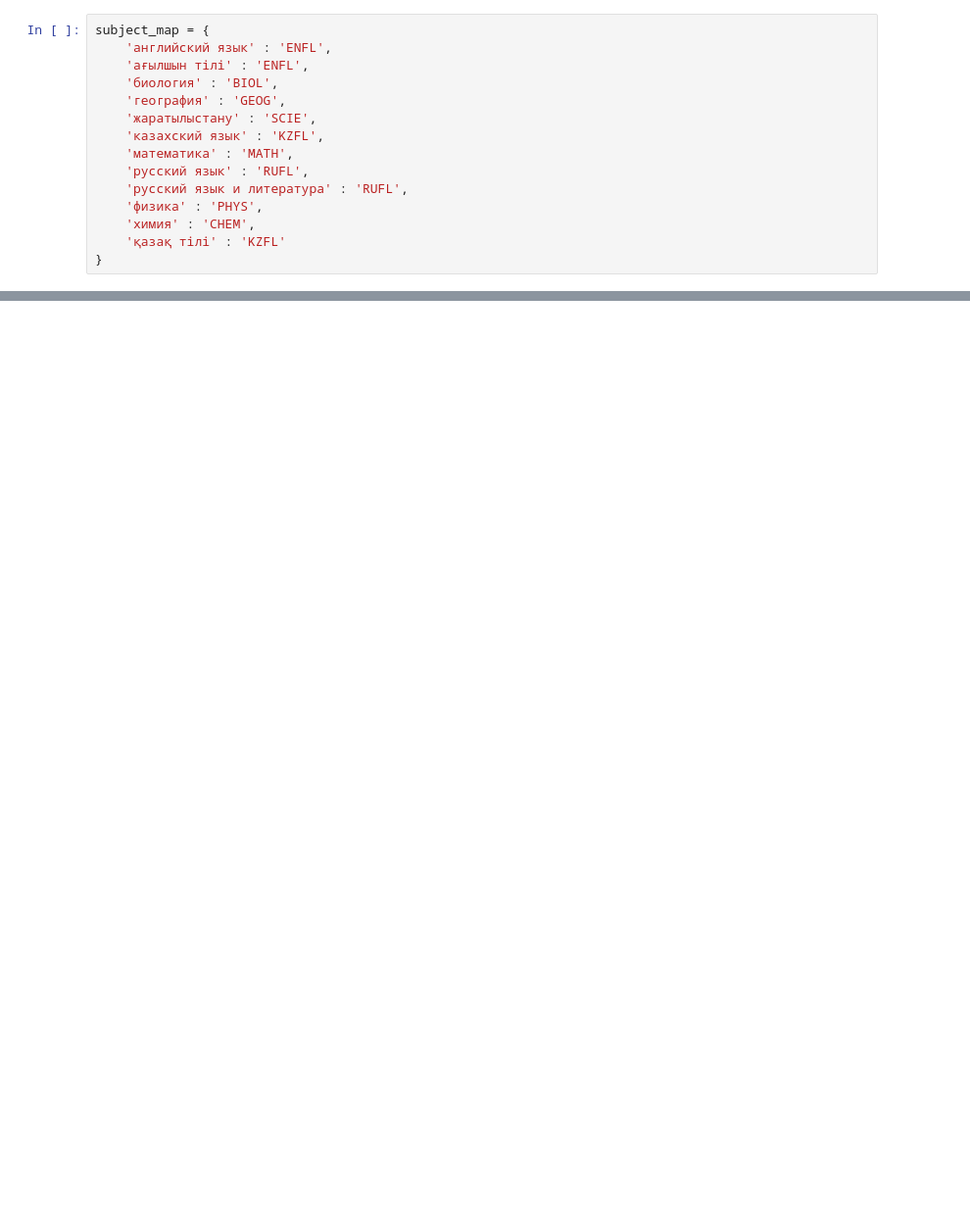
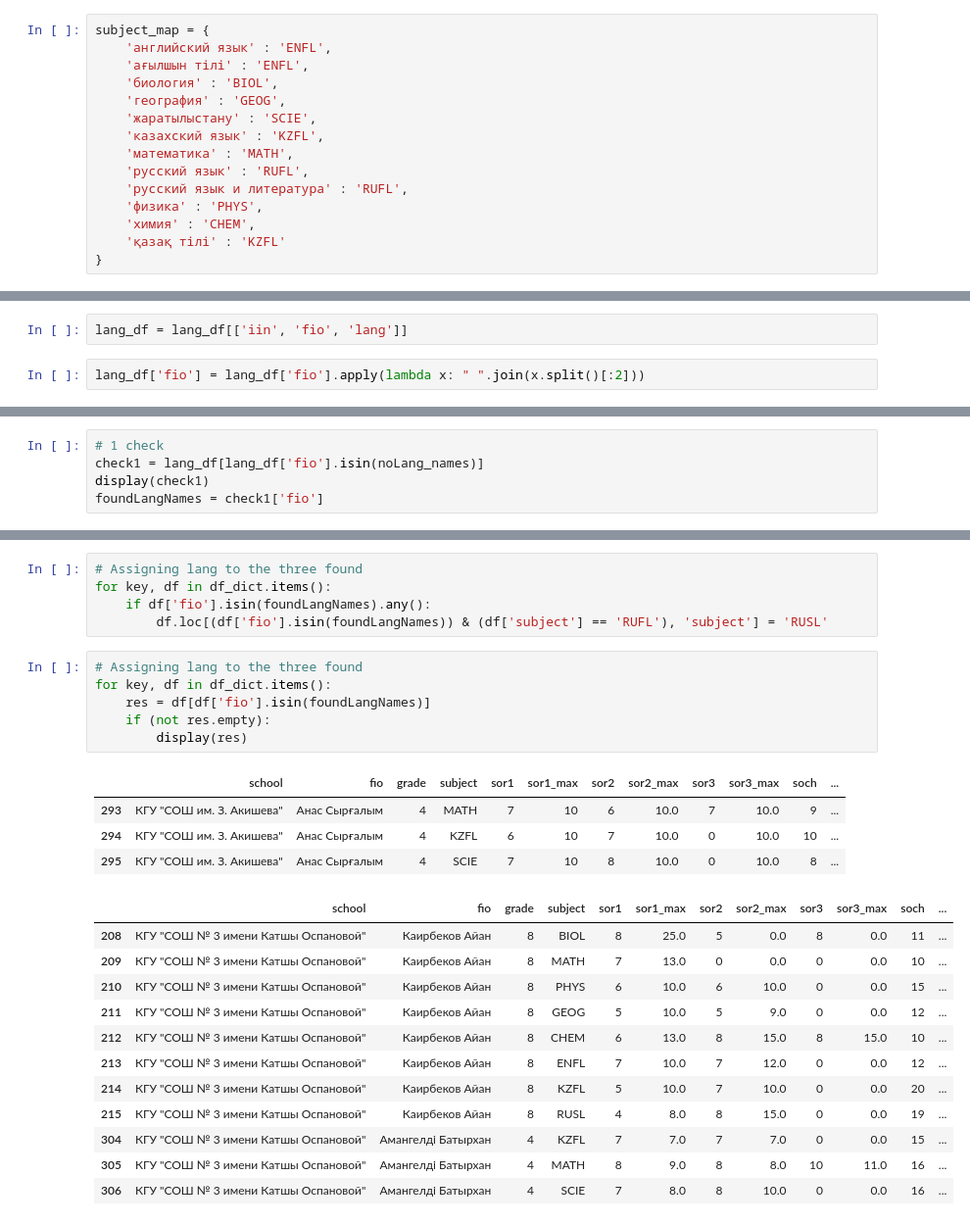
Before and after one commit to rkasseno/report-automation, a Jupyter notebook: suburban_schools/sor_soch_cleaning/data_cleaning.ipynb, the cells around one changed output, grey strips where cells are left out. Shown: that part at 98% size. Cells and saved outputs as stored; diff of their text form; blank space fills up the shorter version.

```diff
--- a/suburban_schools/sor_soch_cleaning/data_cleaning.ipynb
+++ b/suburban_schools/sor_soch_cleaning/data_cleaning.ipynb
@@ -194,0 +431,4 @@ for key, df in df_dict.items():
+# %%
+lang_df = lang_df[['iin', 'fio', 'lang']]
+# %%
+lang_df['fio'] = lang_df['fio'].apply(lambda x: " ".join(x.split()[:2]))
@@ -194,0 +439,5 @@ for key, df in df_dict.items():
+# %%
+# 1 check
+check1 = lang_df[lang_df['fio'].isin(noLang_names)]
+display(check1)
+foundLangNames = check1['fio']
@@ -195 +462,29 @@ for key, df in df_dict.items():
+# %%
+# Assigning lang to the three found
+for key, df in df_dict.items():
+    if df['fio'].isin(foundLangNames).any():
+        df.loc[(df['fio'].isin(foundLangNames)) & (df['subject'] == 'RUFL'), 'subject'] = 'RUSL'
+# %%
+# Assigning lang to the three found
+for key, df in df_dict.items():
+    res = df[df['fio'].isin(foundLangNames)]
+    if (not res.empty):
+        display(res)
+# %% [output]
+|  | school | fio | grade | subject | sor1 | sor1_max | sor2 | sor2_max | sor3 | sor3_max | soch | ... |
+| 293 | КГУ "СОШ им. З. Акишева" | Анас Сырғалым | 4 | MATH | 7 | 10 | 6 | 10.0 | 7 | 10.0 | 9 | ... |
+| 294 | КГУ "СОШ им. З. Акишева" | Анас Сырғалым | 4 | KZFL | 6 | 10 | 7 | 10.0 | 0 | 10.0 | 10 | ... |
+| 295 | КГУ "СОШ им. З. Акишева" | Анас Сырғалым | 4 | SCIE | 7 | 10 | 8 | 10.0 | 0 | 10.0 | 8 | ... |
+|  | school | fio | grade | subject | sor1 | sor1_max | sor2 | sor2_max | sor3 | sor3_max | soch | ... |
+| 208 | КГУ "СОШ № 3 имени Катшы Оспановой" | Каирбеков Айан | 8 | BIOL | 8 | 25.0 | 5 | 0.0 | 8 | 0.0 | 11 | ... |
+| 209 | КГУ "СОШ № 3 имени Катшы Оспановой" | Каирбеков Айан | 8 | MATH | 7 | 13.0 | 0 | 0.0 | 0 | 0.0 | 10 | ... |
+| 210 | КГУ "СОШ № 3 имени Катшы Оспановой" | Каирбеков Айан | 8 | PHYS | 6 | 10.0 | 6 | 10.0 | 0 | 0.0 | 15 | ... |
+| 211 | КГУ "СОШ № 3 имени Катшы Оспановой" | Каирбеков Айан | 8 | GEOG | 5 | 10.0 | 5 | 9.0 | 0 | 0.0 | 12 | ... |
+| 212 | КГУ "СОШ № 3 имени Катшы Оспановой" | Каирбеков Айан | 8 | CHEM | 6 | 13.0 | 8 | 15.0 | 8 | 15.0 | 10 | ... |
+| 213 | КГУ "СОШ № 3 имени Катшы Оспановой" | Каирбеков Айан | 8 | ENFL | 7 | 10.0 | 7 | 12.0 | 0 | 0.0 | 12 | ... |
+| 214 | КГУ "СОШ № 3 имени Катшы Оспановой" | Каирбеков Айан | 8 | KZFL | 5 | 10.0 | 7 | 10.0 | 0 | 0.0 | 20 | ... |
+| 215 | КГУ "СОШ № 3 имени Катшы Оспановой" | Каирбеков Айан | 8 | RUSL | 4 | 8.0 | 8 | 15.0 | 0 | 0.0 | 19 | ... |
+| 304 | КГУ "СОШ № 3 имени Катшы Оспановой" | Амангелді Батырхан | 4 | KZFL | 7 | 7.0 | 7 | 7.0 | 0 | 0.0 | 15 | ... |
+| 305 | КГУ "СОШ № 3 имени Катшы Оспановой" | Амангелді Батырхан | 4 | MATH | 8 | 9.0 | 8 | 8.0 | 10 | 11.0 | 16 | ... |
+| 306 | КГУ "СОШ № 3 имени Катшы Оспановой" | Амангелді Батырхан | 4 | SCIE | 7 | 8.0 | 8 | 10.0 | 0 | 0.0 | 16 | ... |
 # %%
```
Also changed, not shown: parts of 35 cells of this notebook, 2 other files.
